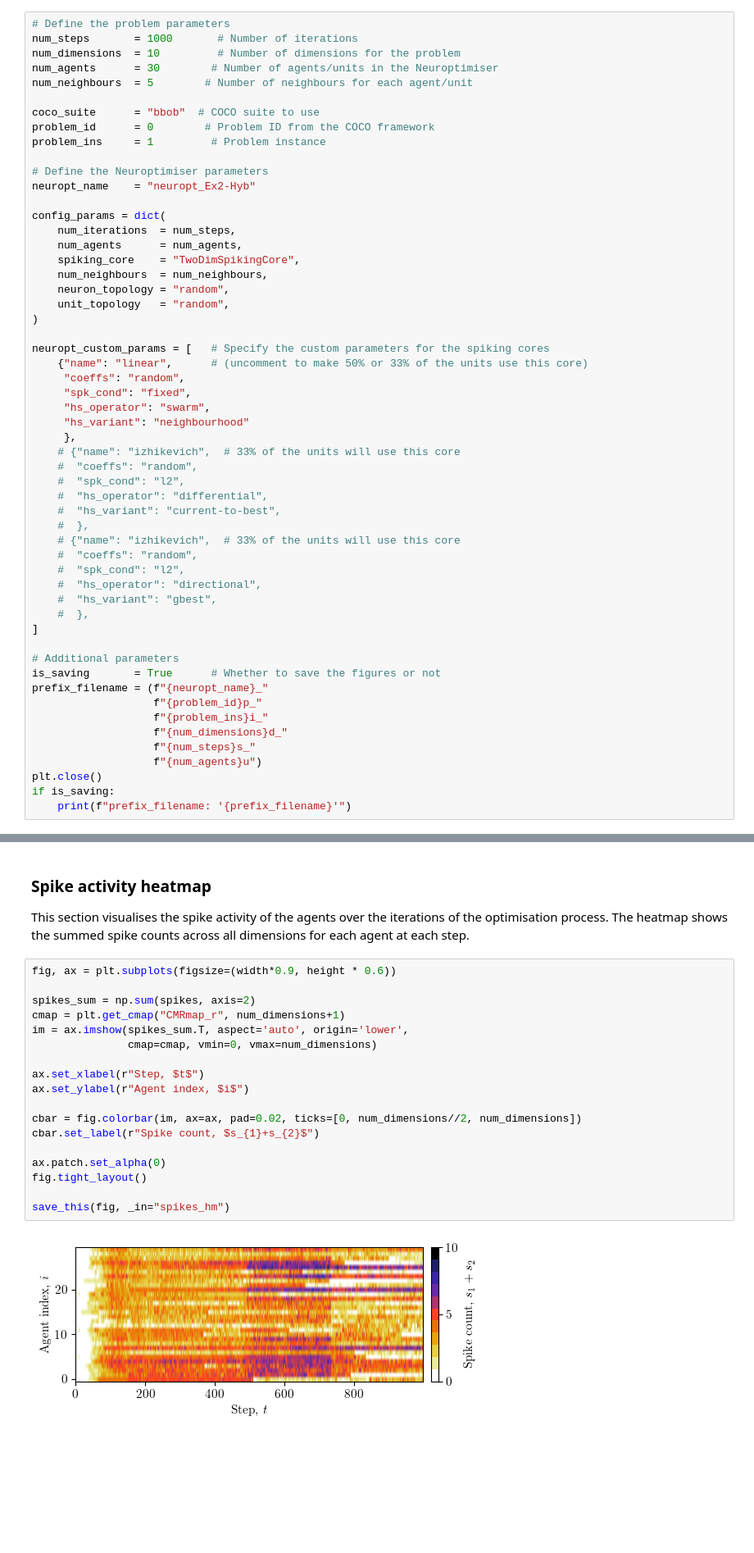
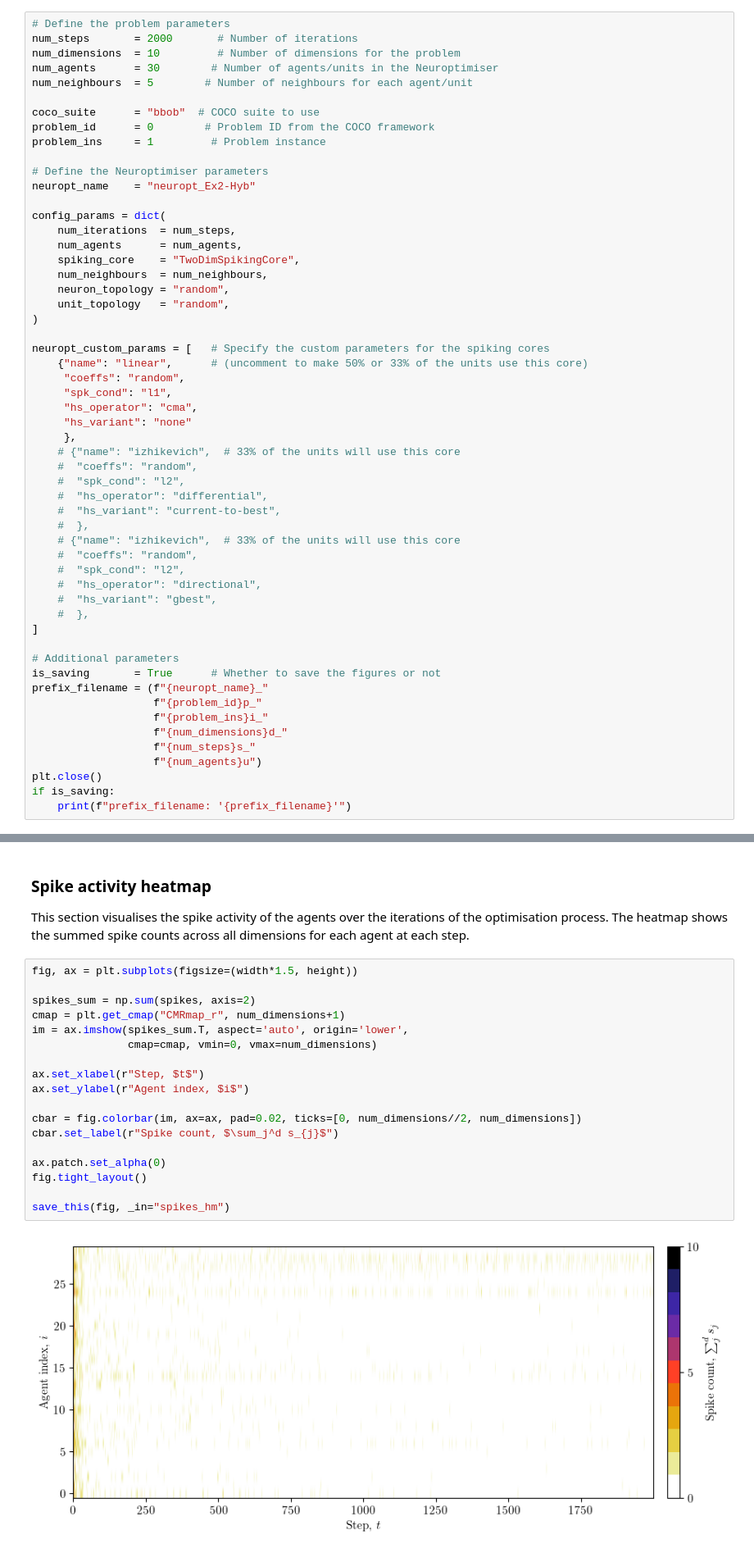
Before and after one commit to neuroptimiser/neuroptimiser, a Jupyter notebook: exp/Example2.ipynb, the cells around one changed output, grey strips where cells are left out. Shown at 82% size. Cells and saved outputs as stored; diff of their text form; blank space fills up the shorter version.

```diff
--- a/exp/Example2.ipynb
+++ b/exp/Example2.ipynb
@@ -63,7 +63,7 @@ def save_this(fig, _in=""):
 In this section, we define the problem parameters, including the number of steps, problem ID, instance, dimensions. In addition, we set the custom parameters for the Neuroptimiser, which will replace the default parameters of the spiking core.
 # %%
 # Define the problem parameters
-num_steps       = 1000       # Number of iterations
+num_steps       = 2000       # Number of iterations
 num_dimensions  = 10         # Number of dimensions for the problem
 num_agents      = 30        # Number of agents/units in the Neuroptimiser
 num_neighbours  = 5        # Number of neighbours for each agent/unit
@@ -87,9 +87,9 @@ config_params = dict(
 neuropt_custom_params = [   # Specify the custom parameters for the spiking cores
     {"name": "linear",      # (uncomment to make 50% or 33% of the units use this core)
      "coeffs": "random",
-     "spk_cond": "fixed",
-     "hs_operator": "swarm",
-     "hs_variant": "neighbourhood"
+     "spk_cond": "l1",
+     "hs_operator": "cma",
+     "hs_variant": "none"
      },
     # {"name": "izhikevich",  # 33% of the units will use this core
     #  "coeffs": "random",
@@ -527,25 +527,25 @@ save_this(fig, _in="portrait_3d")
 ### Spike activity heatmap
 This section visualises the spike activity of the agents over the iterations of the optimisation process. The heatmap shows the summed spike counts across all dimensions for each agent at each step.
 # %%
-fig, ax = plt.subplots(figsize=(width*0.9, height * 0.6))
+fig, ax = plt.subplots(figsize=(width*1.5, height))
 
 spikes_sum = np.sum(spikes, axis=2)
 cmap = plt.get_cmap("CMRmap_r", num_dimensions+1)
 im = ax.imshow(spikes_sum.T, aspect='auto', origin='lower',
                cmap=cmap, vmin=0, vmax=num_dimensions)
 
 ax.set_xlabel(r"Step, $t$")
 ax.set_ylabel(r"Agent index, $i$")
 
 cbar = fig.colorbar(im, ax=ax, pad=0.02, ticks=[0, num_dimensions//2, num_dimensions])
-cbar.set_label(r"Spike count, $s_{1}+s_{2}$")
+cbar.set_label(r"Spike count, $\sum_j^d s_{j}$")
 
 ax.patch.set_alpha(0)
 fig.tight_layout()
 
 save_this(fig, _in="spikes_hm")
 # %% [output]
-[figure, old version]
+[figure, new version]
 # %%
 fig, ax = plt.subplots(figsize=(width*0.9, height*0.6))
 
```
Also changed, not shown: parts of 17 cells of this notebook, 2 other files.
